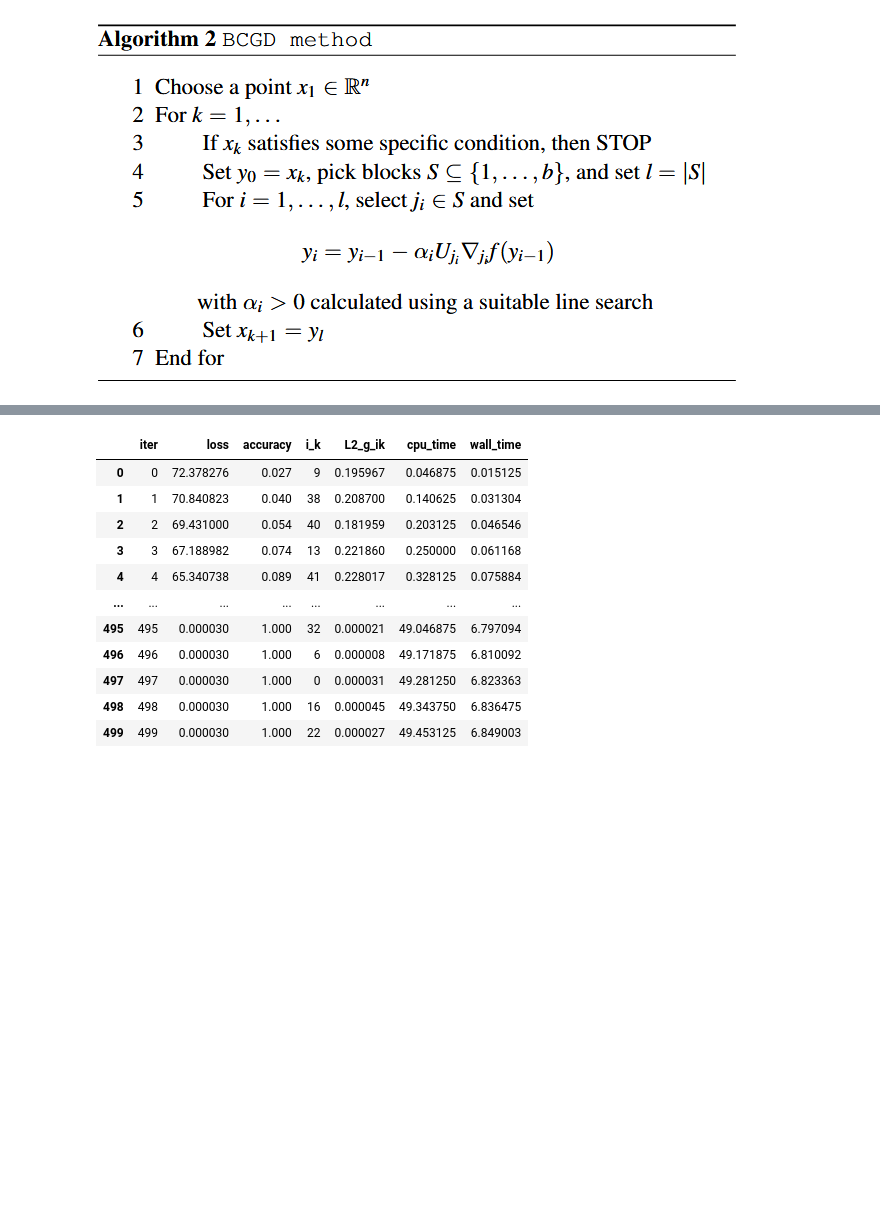
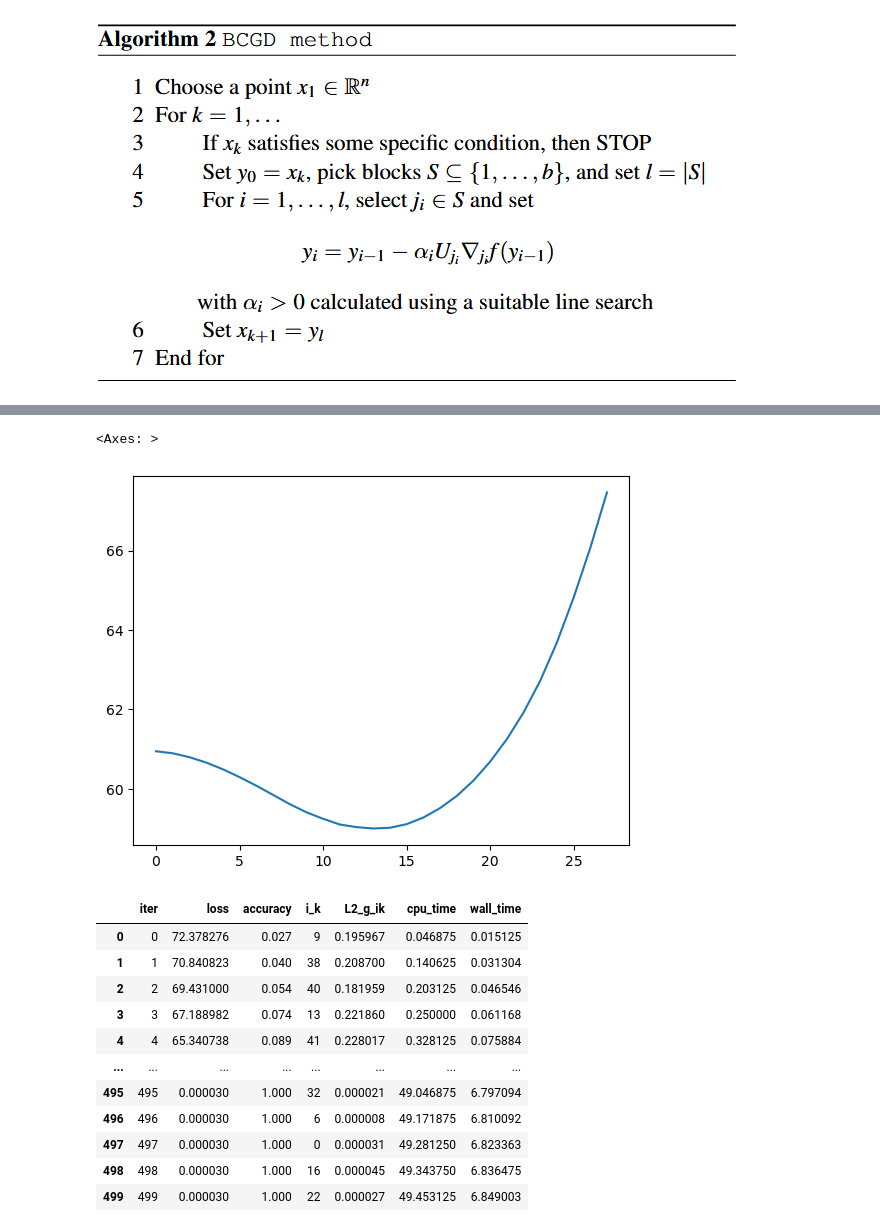
Before and after one commit to Aiecco/BCGD-methods, a Jupyter notebook: HW scratch.ipynb, the cells around one changed output, grey strips where cells are left out. Drawn from its saved outputs; the diff is of its cells as text; code cells hidden in the pictures; blank space fills up the shorter version.

```diff
--- a/HW scratch.ipynb
+++ b/HW scratch.ipynb
@@ -186,3 +238,8 @@ hist_BCGD_GS_df
+# %%
+ls_df['loss'].plot()
+# %% [output]
+<Axes: >
+[figure, added]
 # %%
 hist_BCGD_rand_df = BCGD(rand_coord_select, max_iter=500)
 hist_BCGD_rand_df
```
Also changed, not shown: parts of 5 cells of this notebook.
